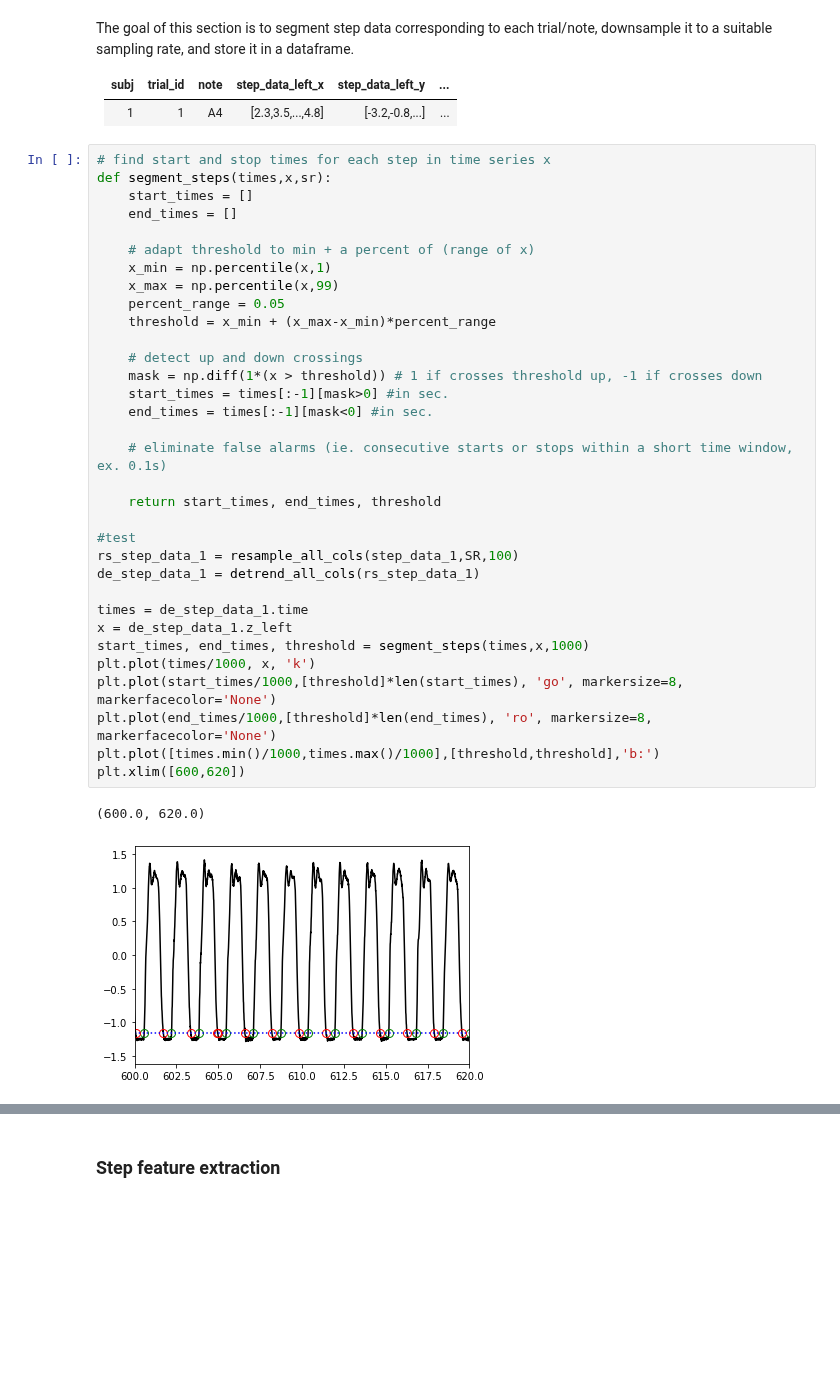
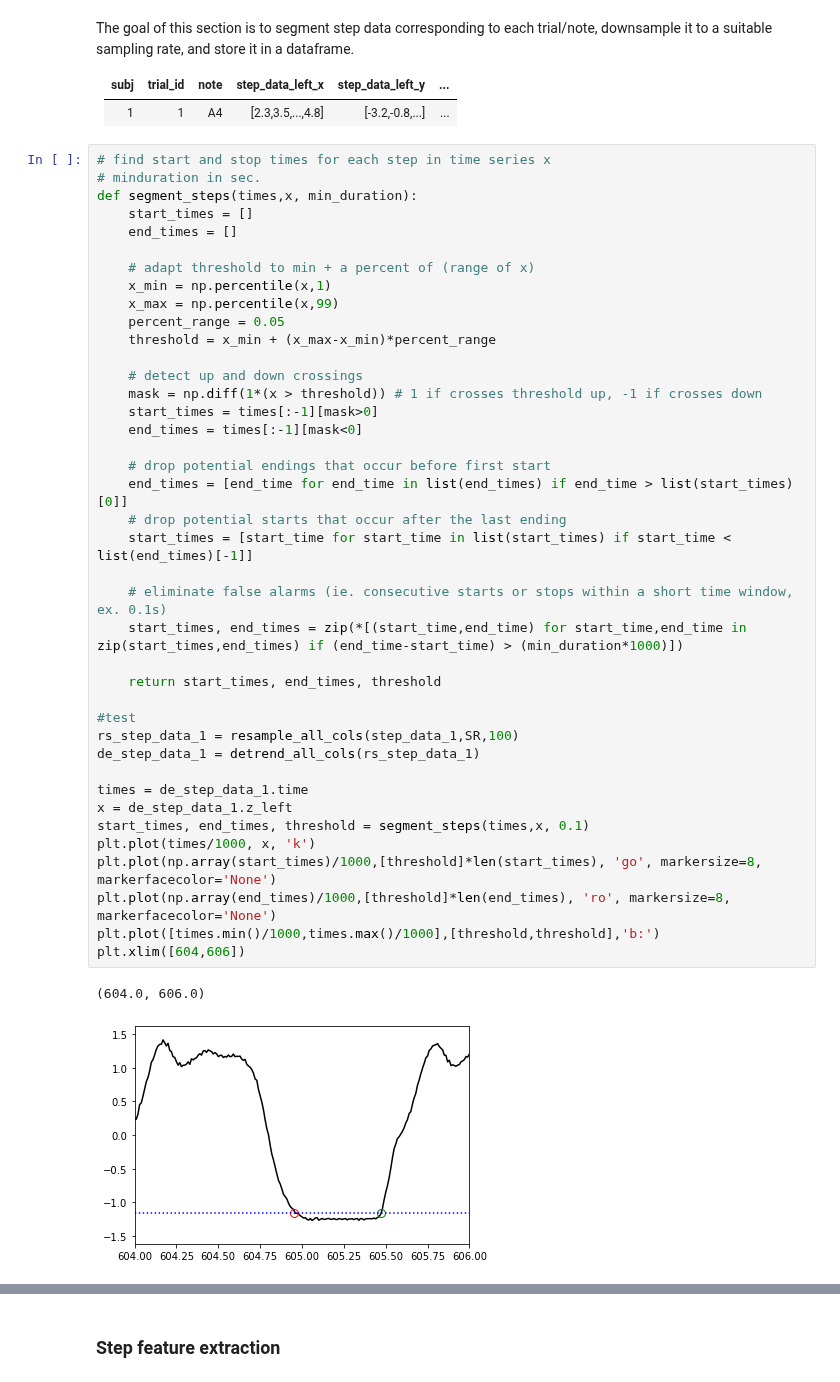
Before and after one commit to creamlab/treadmill, a Jupyter notebook: analysis/analysis.ipynb, the cells around one changed output, grey strips where cells are left out. Cells and saved outputs as stored; diff of their text form; blank space fills up the shorter version.

Commit message:
generate steps from segmentation

```diff
--- a/analysis/analysis.ipynb
+++ b/analysis/analysis.ipynb
@@ -334,37 +324,44 @@ The goal of this section is to segment step data corresponding to each trial/not
 </table>
 # %%
 # find start and stop times for each step in time series x
-def segment_steps(times,x,sr):
+# minduration in sec.
+def segment_steps(times,x, min_duration):
     start_times = []
     end_times = []
 
     # adapt threshold to min + a percent of (range of x)
     x_min = np.percentile(x,1)
     x_max = np.percentile(x,99)
     percent_range = 0.05
     threshold = x_min + (x_max-x_min)*percent_range
 
     # detect up and down crossings
     mask = np.diff(1*(x > threshold)) # 1 if crosses threshold up, -1 if crosses down
-    start_times = times[:-1][mask>0] #in sec.
-    end_times = times[:-1][mask<0] #in sec.
+    start_times = times[:-1][mask>0]
+    end_times = times[:-1][mask<0]
+
+    # drop potential endings that occur before first start
+    end_times = [end_time for end_time in list(end_times) if end_time > list(start_times)[0]]
+    # drop potential starts that occur after the last ending
+    start_times = [start_time for start_time in list(start_times) if start_time < list(end_times)[-1]]
 
     # eliminate false alarms (ie. consecutive starts or stops within a short time window, ex. 0.1s)
+    start_times, end_times = zip(*[(start_time,end_time) for start_time,end_time in zip(start_times,end_times) if (end_time-start_time) > (min_duration*1000)])
 
     return start_times, end_times, threshold
 
 #test
 rs_step_data_1 = resample_all_cols(step_data_1,SR,100)
 de_step_data_1 = detrend_all_cols(rs_step_data_1)
 
 times = de_step_data_1.time
 x = de_step_data_1.z_left
-start_times, end_times, threshold = segment_steps(times,x,1000)
+start_times, end_times, threshold = segment_steps(times,x, 0.1)
 plt.plot(times/1000, x, 'k')
-plt.plot(start_times/1000,[threshold]*len(start_times), 'go', markersize=8, markerfacecolor='None')
-plt.plot(end_times/1000,[threshold]*len(end_times), 'ro', markersize=8, markerfacecolor='None')
+plt.plot(np.array(start_times)/1000,[threshold]*len(start_times), 'go', markersize=8, markerfacecolor='None')
+plt.plot(np.array(end_times)/1000,[threshold]*len(end_times), 'ro', markersize=8, markerfacecolor='None')
 plt.plot([times.min()/1000,times.max()/1000],[threshold,threshold],'b:')
-plt.xlim([600,620])
+plt.xlim([604,606])
 # %% [output]
-(600.0, 620.0)
+(604.0, 606.0)
-[figure, old version]
+[figure, new version]
```
Also changed, not shown: parts of 9 cells of this notebook.
